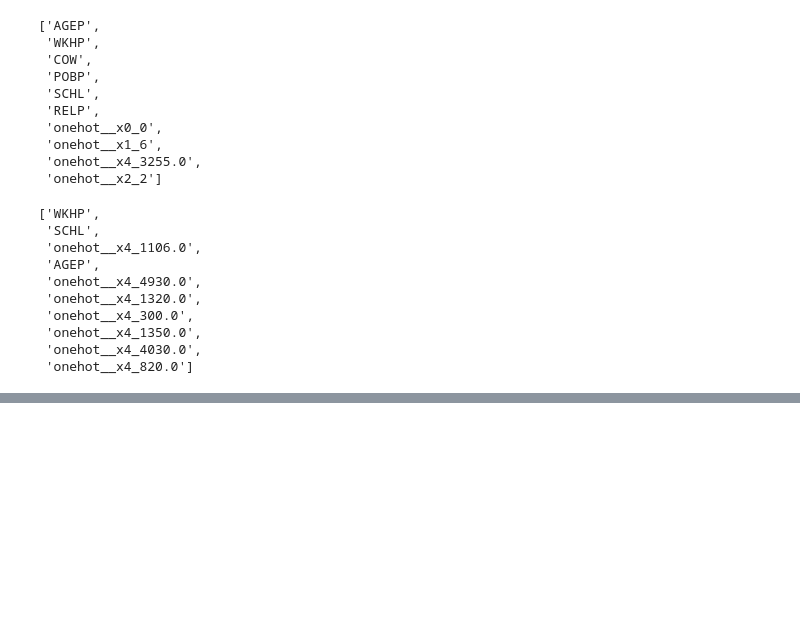
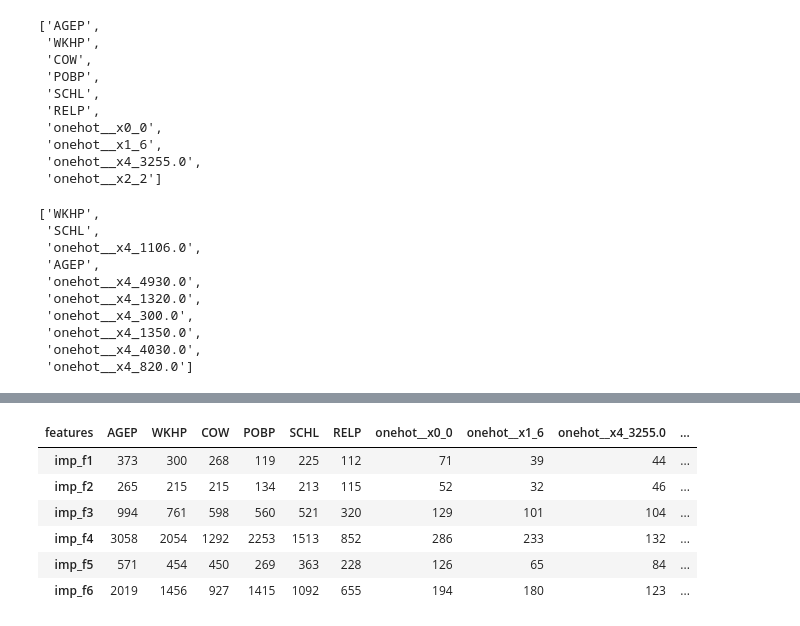
Before and after one commit to cc-jalvarez/weighted-pdp, a Jupyter notebook: src/lar_sec5.ipynb, the cells around one changed output, grey strips where cells are left out. Drawn from its saved outputs; the diff is of its cells as text; code cells hidden in the pictures; blank space fills up the shorter version.

```diff
--- a/src/lar_sec5.ipynb
+++ b/src/lar_sec5.ipynb
@@ -391,0 +399,10 @@ all_results['u_LR_bible_belt']['top_k']
+# %%
+lgbm2.head(k)
+# %% [output]
+| features | AGEP | WKHP | COW | POBP | SCHL | RELP | onehot__x0_0 | onehot__x1_6 | onehot__x4_3255.0 | ... |
+| imp_f1 | 373 | 300 | 268 | 119 | 225 | 112 | 71 | 39 | 44 | ... |
+| imp_f2 | 265 | 215 | 215 | 134 | 213 | 115 | 52 | 32 | 46 | ... |
+| imp_f3 | 994 | 761 | 598 | 560 | 521 | 320 | 129 | 101 | 104 | ... |
+| imp_f4 | 3058 | 2054 | 1292 | 2253 | 1513 | 852 | 286 | 233 | 132 | ... |
+| imp_f5 | 571 | 454 | 450 | 269 | 363 | 228 | 126 | 65 | 84 | ... |
+| imp_f6 | 2019 | 1456 | 927 | 1415 | 1092 | 655 | 194 | 180 | 123 | ... |
```
Also changed, not shown: parts of 5 cells of this notebook, 1 other file.
